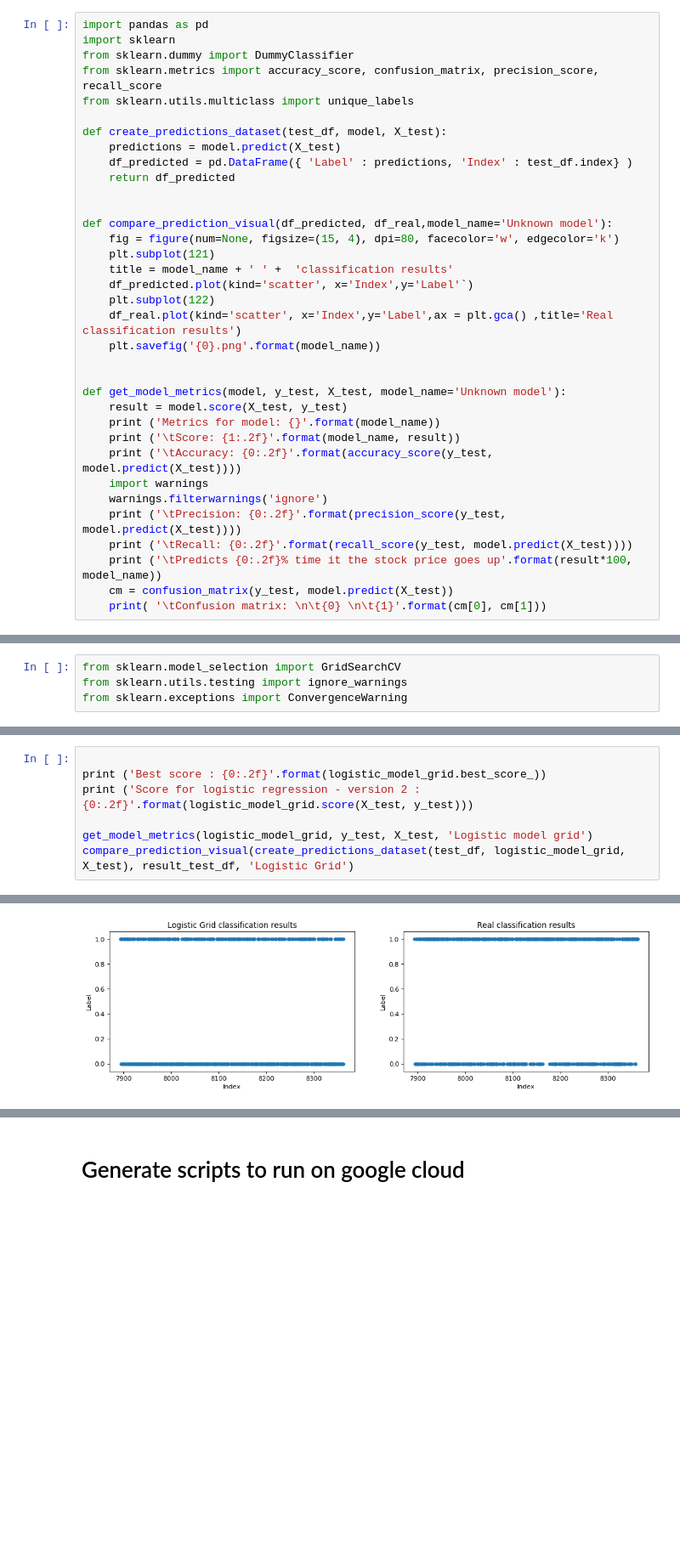
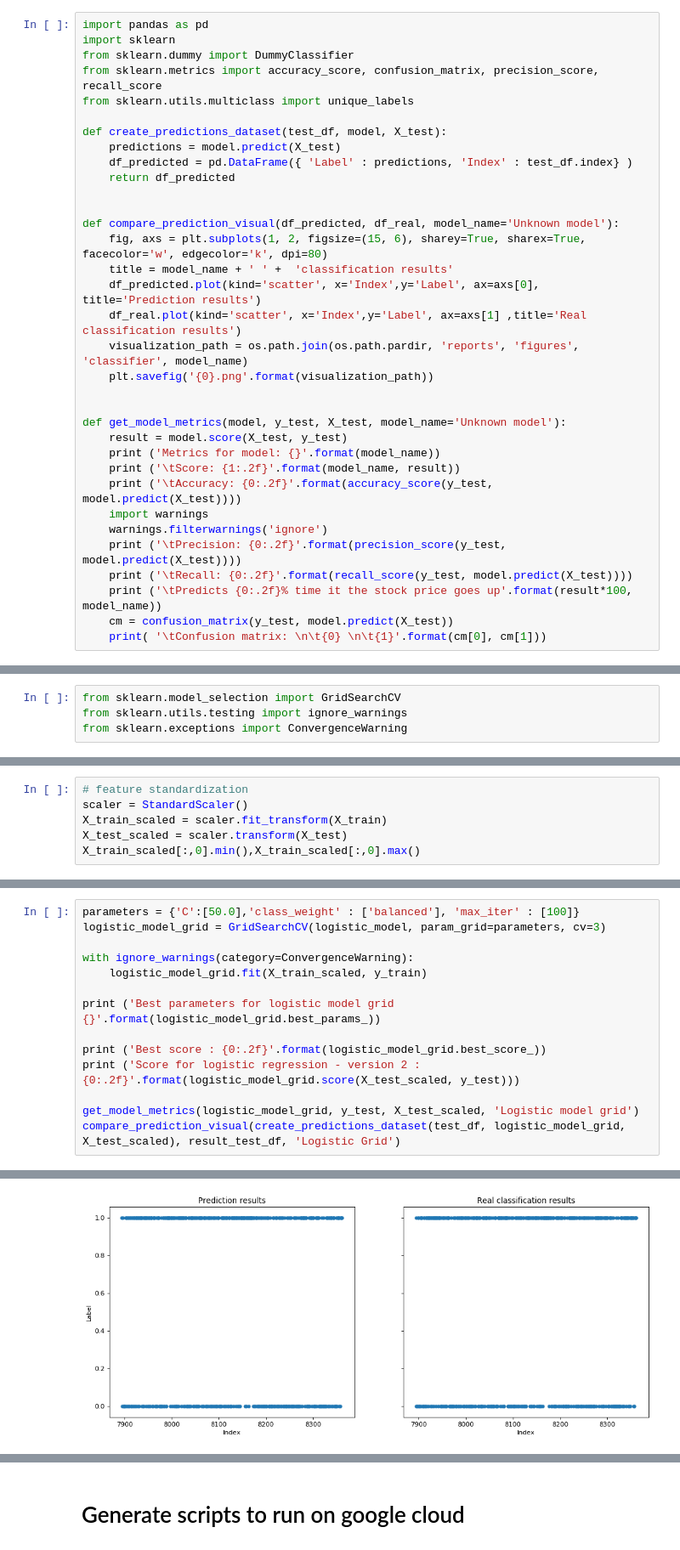
Before and after one commit to MildoCentaur/stockforecasting, a Jupyter notebook: notebooks/Predict model classifier.ipynb, the cells around one changed output, grey strips where cells are left out. Shown at 85% size. Cells and saved outputs as stored; diff of their text form; blank space fills up the shorter version.

Commit message:
Feature/predict classifier (#2)
* add classifier models

* Add classifiers and comparison graphs

* Add classifiers and comparison graphs

* Add classifiers and comparison graphs

```diff
--- a/notebooks/Predict model classifier.ipynb
+++ b/notebooks/Predict model classifier.ipynb
@@ -52,14 +52,13 @@ def create_predictions_dataset(test_df, model, X_test):
     return df_predicted
 
 
-def compare_prediction_visual(df_predicted, df_real,model_name='Unknown model'):
-    fig = figure(num=None, figsize=(15, 4), dpi=80, facecolor='w', edgecolor='k')
-    plt.subplot(121)
+def compare_prediction_visual(df_predicted, df_real, model_name='Unknown model'):
+    fig, axs = plt.subplots(1, 2, figsize=(15, 6), sharey=True, sharex=True, facecolor='w', edgecolor='k', dpi=80)
     title = model_name + ' ' +  'classification results'
-    df_predicted.plot(kind='scatter', x='Index',y='Label'`)
-    plt.subplot(122)
-    df_real.plot(kind='scatter', x='Index',y='Label',ax = plt.gca() ,title='Real classification results')
-    plt.savefig('{0}.png'.format(model_name))
+    df_predicted.plot(kind='scatter', x='Index',y='Label', ax=axs[0], title='Prediction results')
+    df_real.plot(kind='scatter', x='Index',y='Label', ax=axs[1] ,title='Real classification results')
+    visualization_path = os.path.join(os.path.pardir, 'reports', 'figures', 'classifier', model_name)
+    plt.savefig('{0}.png'.format(visualization_path))
 
 
 def get_model_metrics(model, y_test, X_test, model_name='Unknown model'):
@@ -260,0 +272,6 @@ Best parameters for logistic model grid {'C': 50.0, 'class_weight': 'balanced',
+# %%
+# feature standardization
+scaler = StandardScaler()
+X_train_scaled = scaler.fit_transform(X_train)
+X_test_scaled = scaler.transform(X_test)
+X_train_scaled[:,0].min(),X_train_scaled[:,0].max()
@@ -261,8 +280,15 @@ Best parameters for logistic model grid {'C': 50.0, 'class_weight': 'balanced',
 # %%
+parameters = {'C':[50.0],'class_weight' : ['balanced'], 'max_iter' : [100]}
+logistic_model_grid = GridSearchCV(logistic_model, param_grid=parameters, cv=3)
+
+with ignore_warnings(category=ConvergenceWarning):
+    logistic_model_grid.fit(X_train_scaled, y_train)
+
+print ('Best parameters for logistic model grid {}'.format(logistic_model_grid.best_params_))
 
 print ('Best score : {0:.2f}'.format(logistic_model_grid.best_score_))
-print ('Score for logistic regression - version 2 : {0:.2f}'.format(logistic_model_grid.score(X_test, y_test)))
+print ('Score for logistic regression - version 2 : {0:.2f}'.format(logistic_model_grid.score(X_test_scaled, y_test)))
 
-get_model_metrics(logistic_model_grid, y_test, X_test, 'Logistic model grid')
-compare_prediction_visual(create_predictions_dataset(test_df, logistic_model_grid, X_test), result_test_df, 'Logistic Grid')
+get_model_metrics(logistic_model_grid, y_test, X_test_scaled, 'Logistic model grid')
+compare_prediction_visual(create_predictions_dataset(test_df, logistic_model_grid, X_test_scaled), result_test_df, 'Logistic Grid')
 # %% [output]
@@ -280 +307 @@ Metrics for model: Logistic model grid
-[figure, old version]
+[figure, new version]
```
Also changed, not shown: parts of 26 cells of this notebook, 10 other files.
